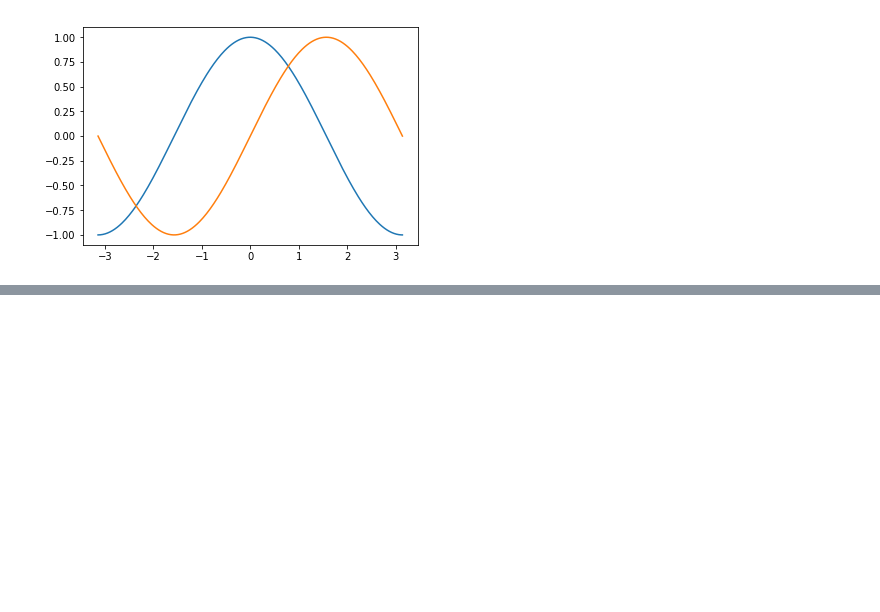
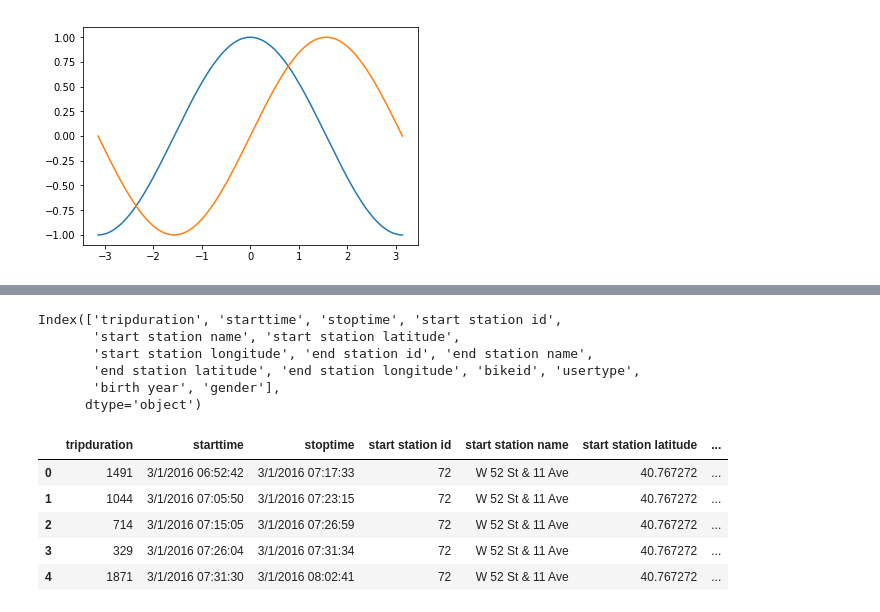
Before and after one commit to LvDQ/NYU_workshop, a Jupyter notebook: Hello-World-Python.ipynb, the cells around one changed output, grey strips where cells are left out. Cells and saved outputs as stored; diff of their text form; code cells hidden in the pictures; blank space fills up the shorter version.

```diff
--- a/Hello-World-Python.ipynb
+++ b/Hello-World-Python.ipynb
@@ -182,0 +274,18 @@ plt.show()
+# %%
+df.columns
+# %% [output]
+Index(['tripduration', 'starttime', 'stoptime', 'start station id',
+       'start station name', 'start station latitude',
+       'start station longitude', 'end station id', 'end station name',
+       'end station latitude', 'end station longitude', 'bikeid', 'usertype',
+       'birth year', 'gender'],
+      dtype='object')
+# %%
+df.head()
+# %% [output]
+|  | tripduration | starttime | stoptime | start station id | start station name | start station latitude | ... |
+| 0 | 1491 | 3/1/2016 06:52:42 | 3/1/2016 07:17:33 | 72 | W 52 St & 11 Ave | 40.767272 | ... |
+| 1 | 1044 | 3/1/2016 07:05:50 | 3/1/2016 07:23:15 | 72 | W 52 St & 11 Ave | 40.767272 | ... |
+| 2 | 714 | 3/1/2016 07:15:05 | 3/1/2016 07:26:59 | 72 | W 52 St & 11 Ave | 40.767272 | ... |
+| 3 | 329 | 3/1/2016 07:26:04 | 3/1/2016 07:31:34 | 72 | W 52 St & 11 Ave | 40.767272 | ... |
+| 4 | 1871 | 3/1/2016 07:31:30 | 3/1/2016 08:02:41 | 72 | W 52 St & 11 Ave | 40.767272 | ... |
```
Also changed, not shown: parts of 10 cells of this notebook.
